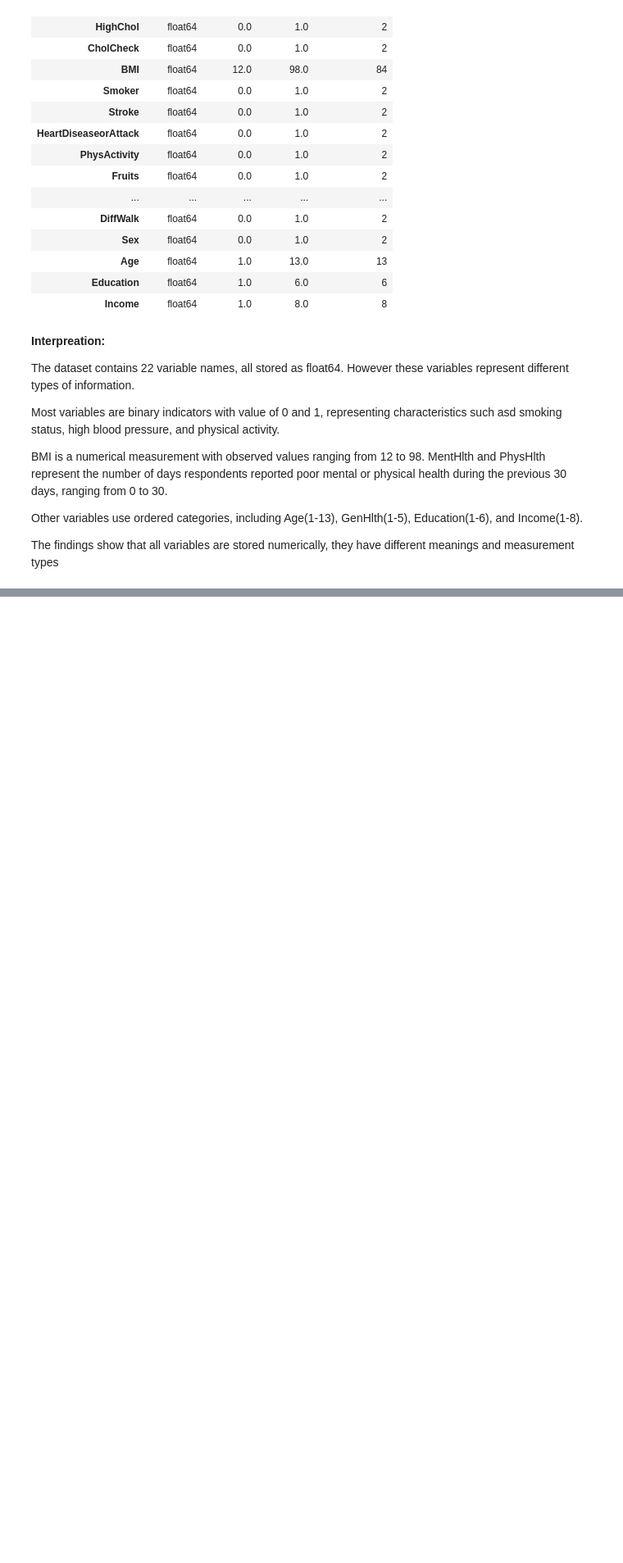
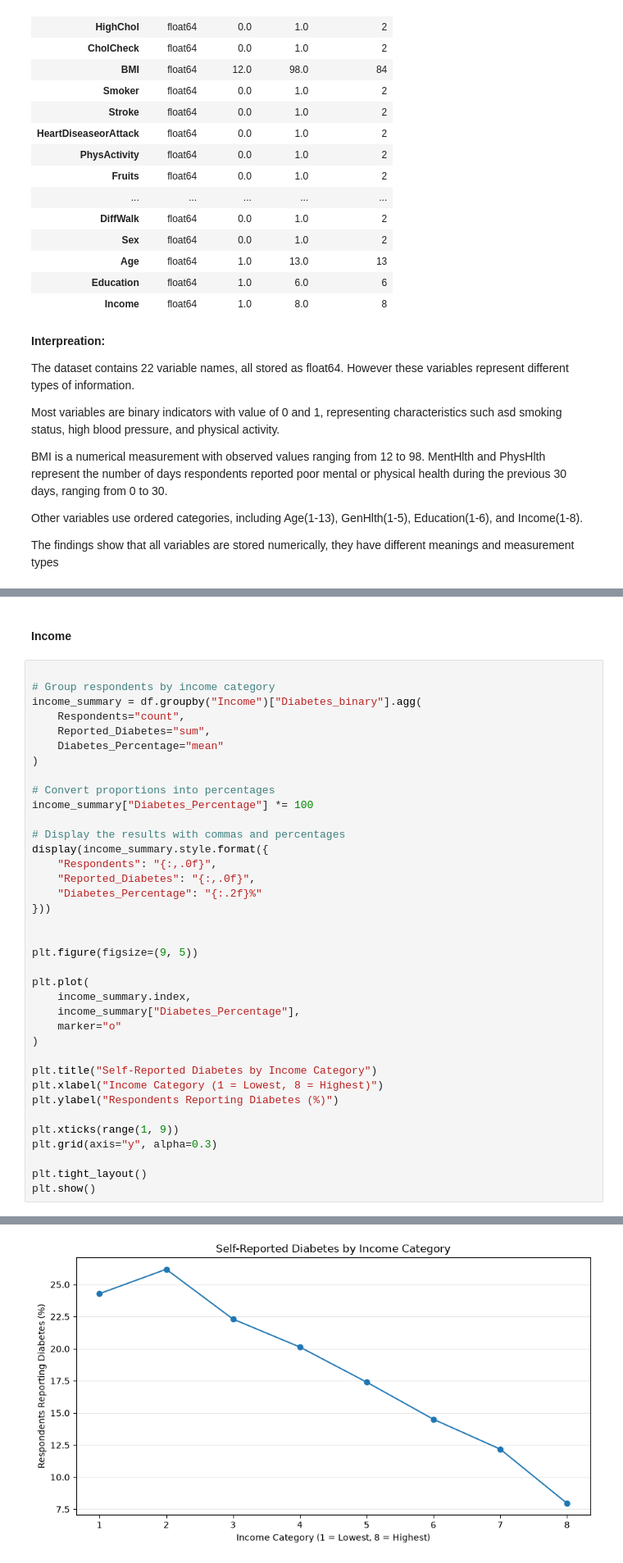
Before and after one commit to Ahmad-1031/DA_CA2, a Jupyter notebook: Notebooks/diabetes_crisp_dm.ipynb, the cells around one changed output, grey strips where cells are left out. Shown at 82% size. Cells and saved outputs as stored; diff of their text form; blank space fills up the shorter version.

```diff
--- a/Notebooks/diabetes_crisp_dm.ipynb
+++ b/Notebooks/diabetes_crisp_dm.ipynb
@@ -207,0 +478,42 @@ The findings show that all variables are stored numerically, they have different
+# %% [markdown]
+<br>
+
+**Income**
+# %%
+
+# Group respondents by income category
+income_summary = df.groupby("Income")["Diabetes_binary"].agg(
+    Respondents="count",
+    Reported_Diabetes="sum",
+    Diabetes_Percentage="mean"
+)
+
+# Convert proportions into percentages
+income_summary["Diabetes_Percentage"] *= 100
+
+# Display the results with commas and percentages
+display(income_summary.style.format({
+    "Respondents": "{:,.0f}",
+    "Reported_Diabetes": "{:,.0f}",
+    "Diabetes_Percentage": "{:.2f}%"
+}))
+
+
+plt.figure(figsize=(9, 5))
+
+plt.plot(
+    income_summary.index,
+    income_summary["Diabetes_Percentage"],
+    marker="o"
+)
+
+plt.title("Self-Reported Diabetes by Income Category")
+plt.xlabel("Income Category (1 = Lowest, 8 = Highest)")
+plt.ylabel("Respondents Reporting Diabetes (%)")
+
+plt.xticks(range(1, 9))
+plt.grid(axis="y", alpha=0.3)
+
+plt.tight_layout()
+plt.show()
+# %% [output]
@@ -207,0 +530 @@ The findings show that all variables are stored numerically, they have different
+[figure, added]
```
Also changed, not shown: parts of 24 cells of this notebook.
